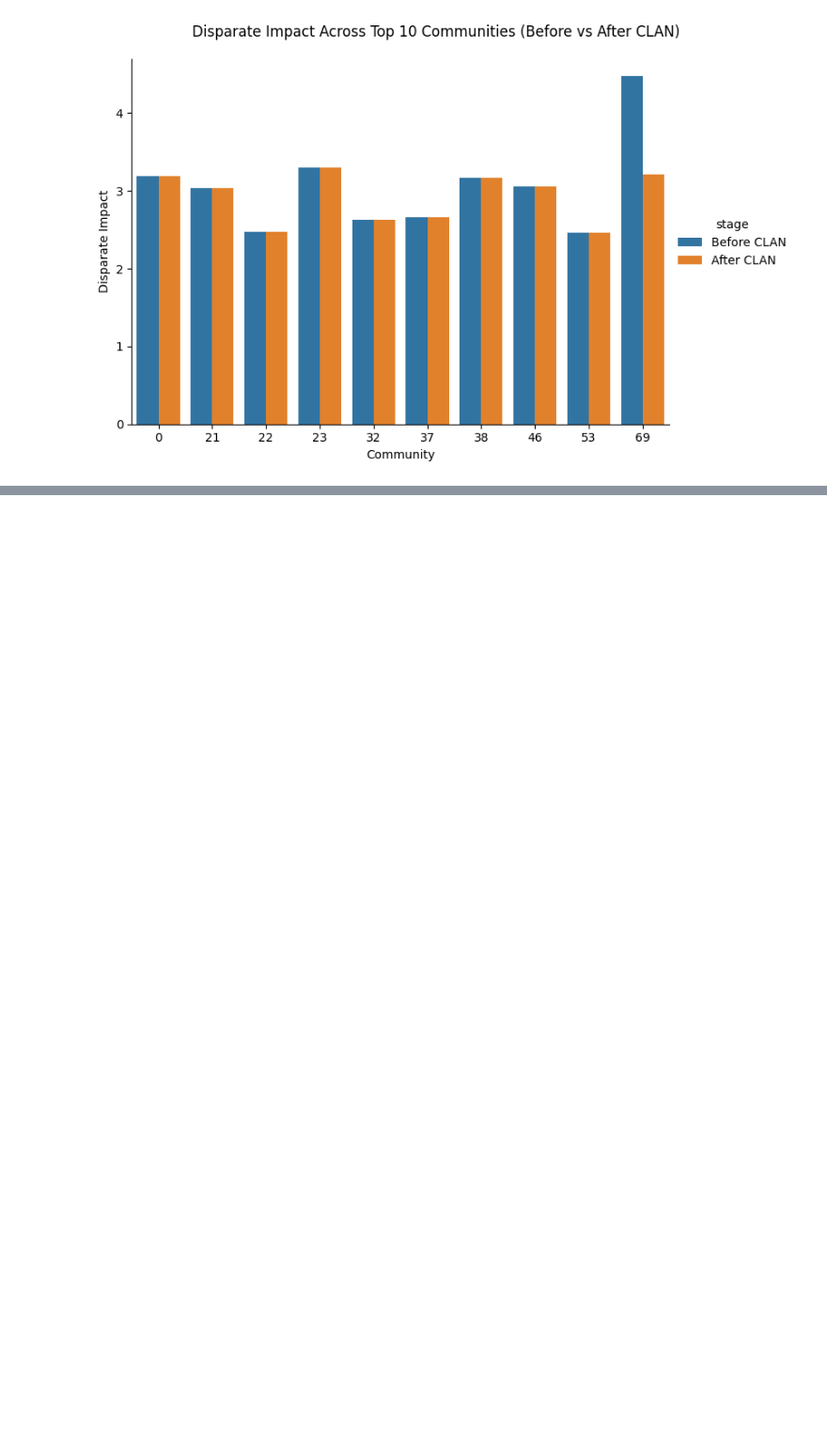
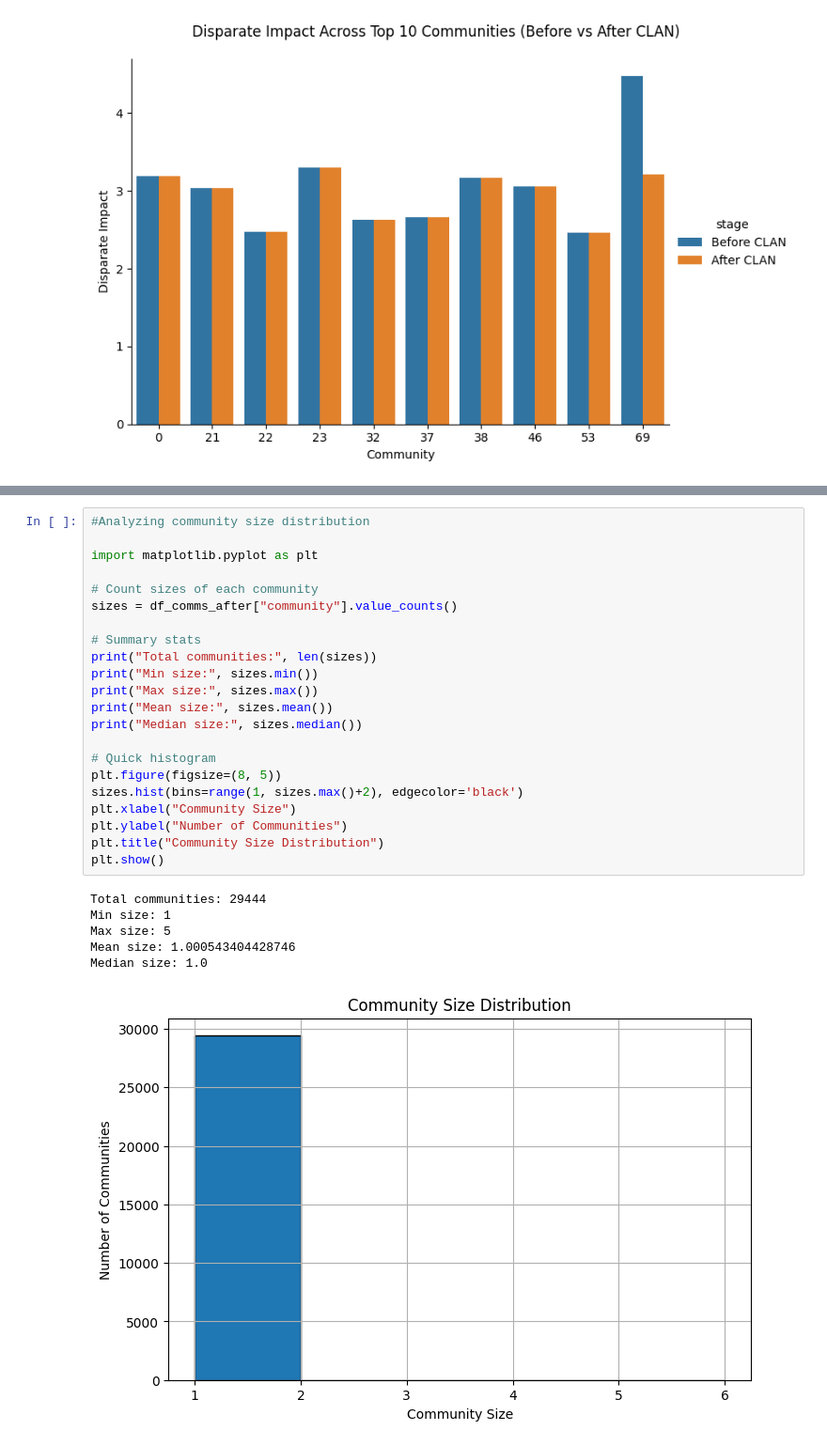
Before and after one commit to marcellypedra/Msc_Applied_Project, a Jupyter notebook: GraphConstruction.ipynb, the cells around one changed output, grey strips where cells are left out. Shown at 94% size. Drawn from its saved outputs; the diff is of its cells as text; blank space fills up the shorter version.

```diff
--- a/GraphConstruction.ipynb
+++ b/GraphConstruction.ipynb
@@ -575,0 +1119,29 @@ plot_fairness_diagnostics_compare(
+# %%
+#Analyzing community size distribution
+
+import matplotlib.pyplot as plt
+
+# Count sizes of each community
+sizes = df_comms_after["community"].value_counts()
+
+# Summary stats
+print("Total communities:", len(sizes))
+print("Min size:", sizes.min())
+print("Max size:", sizes.max())
+print("Mean size:", sizes.mean())
+print("Median size:", sizes.median())
+
+# Quick histogram
+plt.figure(figsize=(8, 5))
+sizes.hist(bins=range(1, sizes.max()+2), edgecolor='black')
+plt.xlabel("Community Size")
+plt.ylabel("Number of Communities")
+plt.title("Community Size Distribution")
+plt.show()
+# %% [output]
+Total communities: 29444
+Min size: 1
+Max size: 5
+Mean size: 1.000543404428746
+Median size: 1.0
+[figure, added]
```
Also changed, not shown: parts of 13 cells of this notebook.
